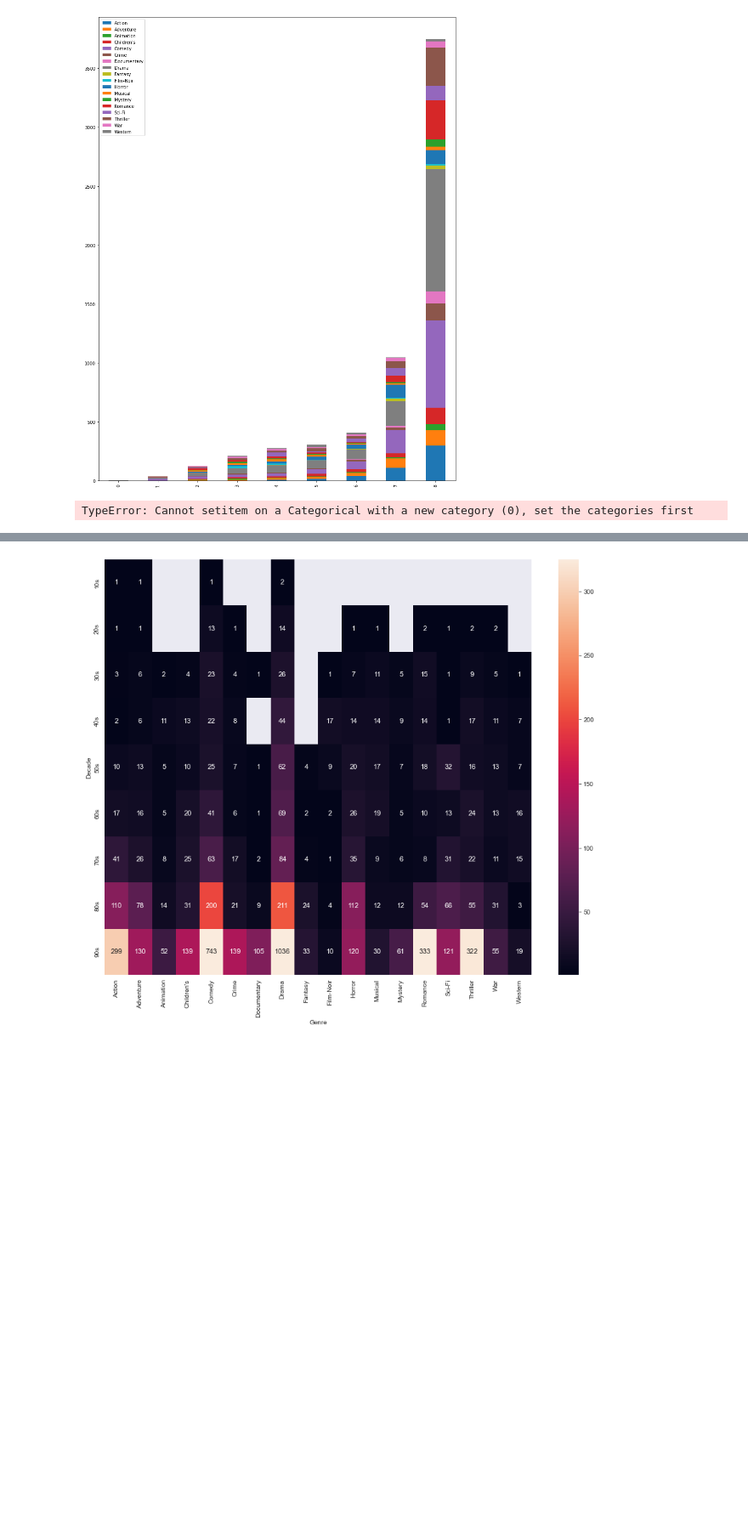
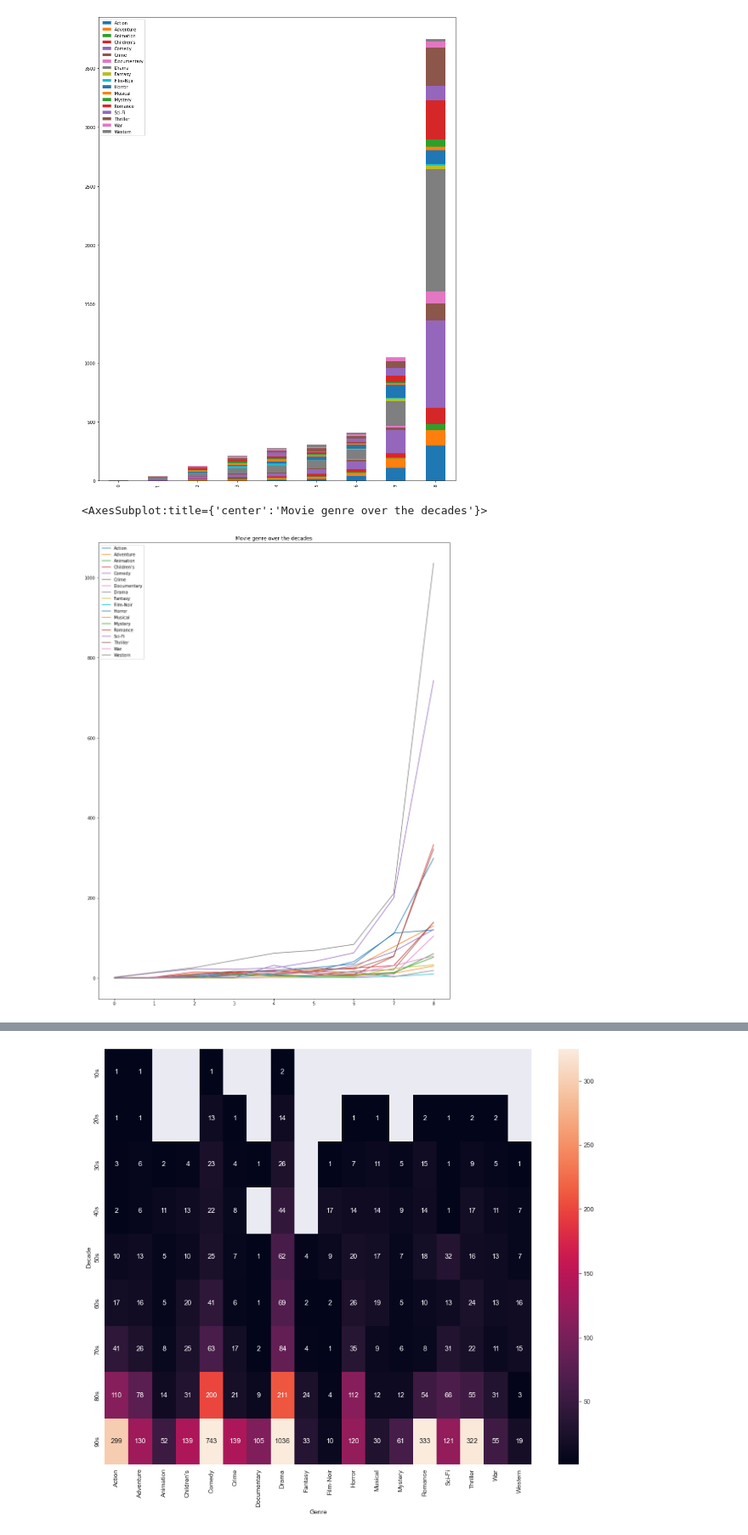
Before and after one commit to OmarOneil/S03T02, a Jupyter notebook: S03T03.ipynb, the cells around one changed output, grey strips where cells are left out. Shown at 85% size. Saved outputs shown, nothing was run; the diff lists cells and outputs as text; code cells hidden in the pictures; blank space fills up the shorter version.

```diff
--- a/S03T03.ipynb
+++ b/S03T03.ipynb
@@ -232,9 +236,10 @@ mov.plot(kind = 'bar', stacked= True, figsize = (15,20))
 <AxesSubplot:>
 [figure]
 # %%
-mov.plot(kind='line',title="Movie genre over the decades",stacked= True, figsize = (15,20))
+mov.plot(kind='line',title="Movie genre over the decades", figsize = (15,20))
 # %% [output]
-TypeError: Cannot setitem on a Categorical with a new category (0), set the categories first
+<AxesSubplot:title={'center':'Movie genre over the decades'}>
+[figure, added]
 # %%
 
 sns.relplot(data=mov.transpose(),height=12, aspect=2, kind='line')
```
Also changed, not shown: parts of 11 cells of this notebook.
